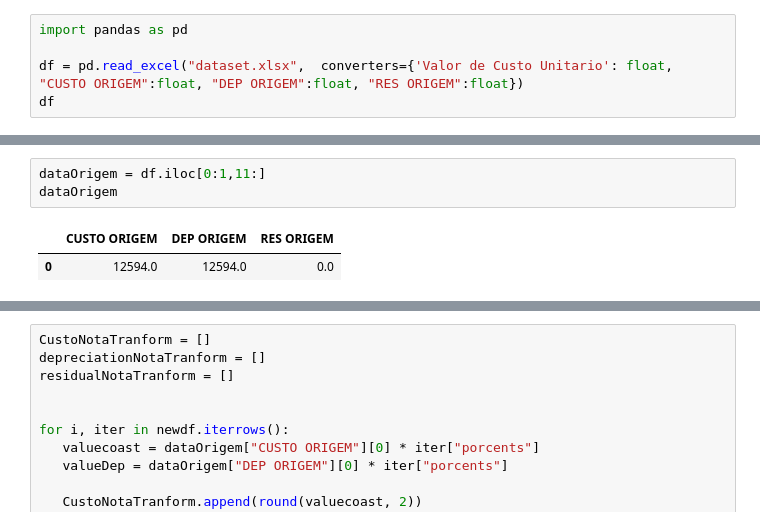
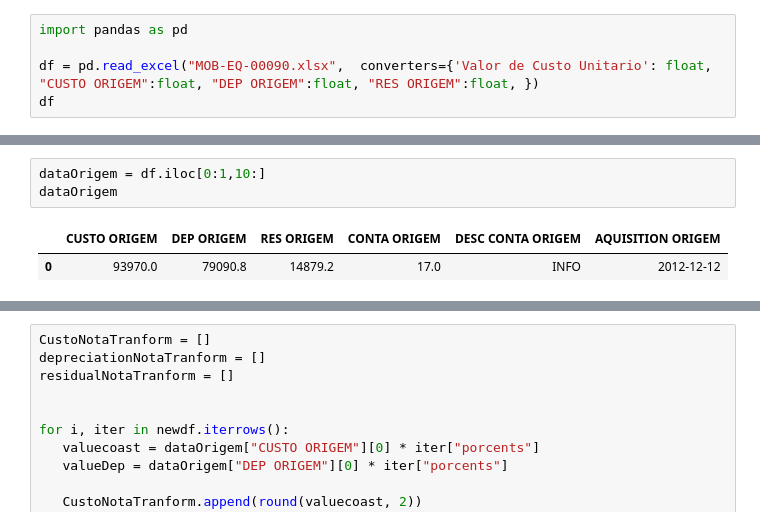
Before and after one commit to Harlocchi/NF-Open-Calculation, a Jupyter notebook: NFOpen.ipynb, the cells around one changed output, grey strips where cells are left out. Saved outputs shown, nothing was run; the diff lists cells and outputs as text.

```diff
--- a/NFOpen.ipynb
+++ b/NFOpen.ipynb
@@ -1,7 +1,7 @@
 # %%
 import pandas as pd
 
-df = pd.read_excel("dataset.xlsx",  converters={'Valor de Custo Unitario': float, "CUSTO ORIGEM":float, "DEP ORIGEM":float, "RES ORIGEM":float})
+df = pd.read_excel("MOB-EQ-00090.xlsx",  converters={'Valor de Custo Unitario': float, "CUSTO ORIGEM":float, "DEP ORIGEM":float, "RES ORIGEM":float, })
 df
 # %% [output]
 |  | Estabelecimento | quantidade | Descrição | Marca | Modelo | Capacidade | Bem origem | ... |
@@ -17,9 +45,9 @@ dataitem
 # %%
-dataOrigem = df.iloc[0:1,11:]
+dataOrigem = df.iloc[0:1,10:]
 dataOrigem
 # %% [output]
-|  | CUSTO ORIGEM | DEP ORIGEM | RES ORIGEM |
-| 0 | 12594.0 | 12594.0 | 0.0 |
+|  | CUSTO ORIGEM | DEP ORIGEM | RES ORIGEM | CONTA ORIGEM | DESC CONTA ORIGEM | AQUISITION ORIGEM |
+| 0 | 93970.0 | 79090.8 | 14879.2 | 17.0 | INFO | 2012-12-12 |
 # %%
 newdf = pd.DataFrame(columns=dataitem.columns)
 
```
Also changed, not shown: parts of 8 cells of this notebook, 3 other files.
